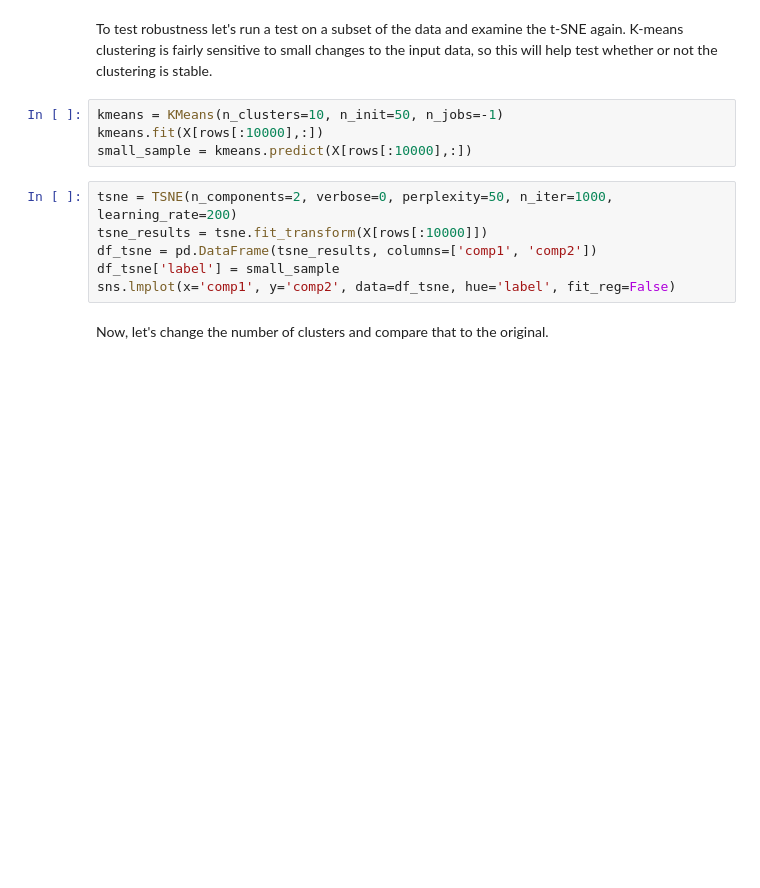
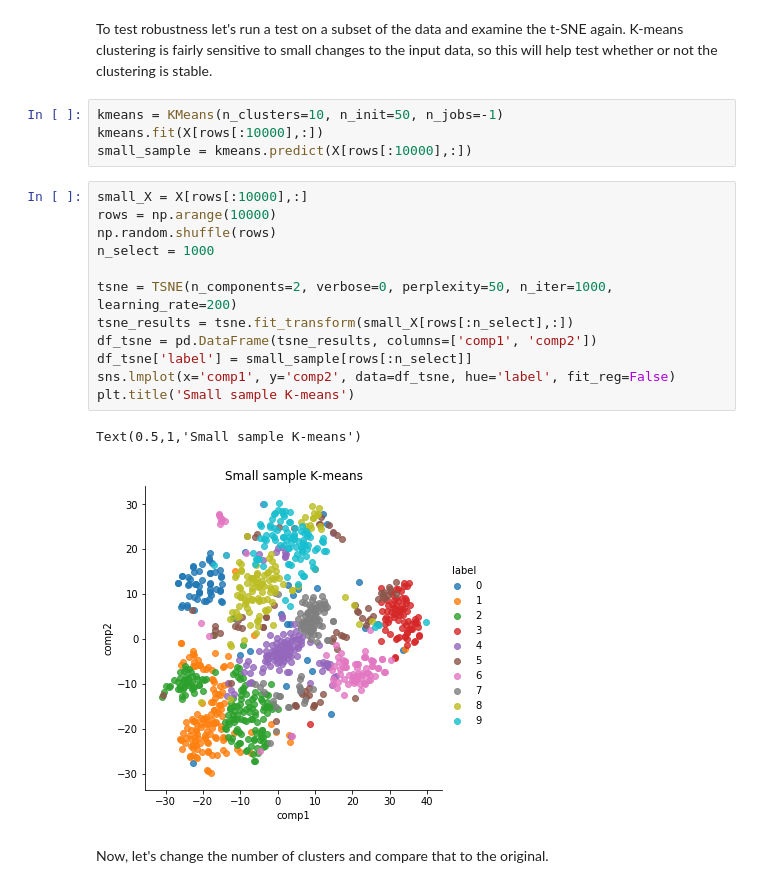
Before and after one commit to nickgrasley/appliedMachineLearning, a Jupyter notebook: hw5/hw_5.ipynb, the cells around one changed output. Drawn from its saved outputs; the diff is of its cells as text; blank space fills up the shorter version.

```diff
--- a/hw5/hw_5.ipynb
+++ b/hw5/hw_5.ipynb
@@ -428,11 +429,20 @@ kmeans = KMeans(n_clusters=10, n_init=50, n_jobs=-1)
 kmeans.fit(X[rows[:10000],:])
 small_sample = kmeans.predict(X[rows[:10000],:])
 # %%
+small_X = X[rows[:10000],:]
+rows = np.arange(10000)
+np.random.shuffle(rows)
+n_select = 1000
+
 tsne = TSNE(n_components=2, verbose=0, perplexity=50, n_iter=1000, learning_rate=200)
-tsne_results = tsne.fit_transform(X[rows[:10000]])
+tsne_results = tsne.fit_transform(small_X[rows[:n_select],:])
 df_tsne = pd.DataFrame(tsne_results, columns=['comp1', 'comp2'])
-df_tsne['label'] = small_sample
+df_tsne['label'] = small_sample[rows[:n_select]]
 sns.lmplot(x='comp1', y='comp2', data=df_tsne, hue='label', fit_reg=False)
+plt.title('Small sample K-means')
+# %% [output]
+Text(0.5,1,'Small sample K-means')
+[figure, added]
 # %% [markdown]
 Now, let's change the number of clusters and compare that to the original.
 # %%
```
Also changed, not shown: parts of 15 cells of this notebook.
